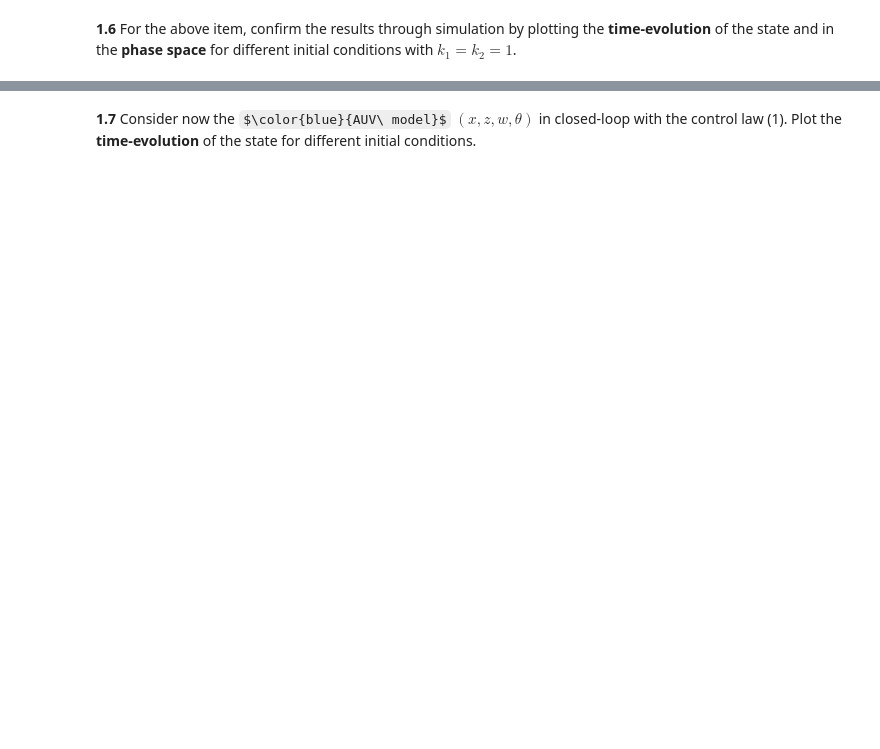
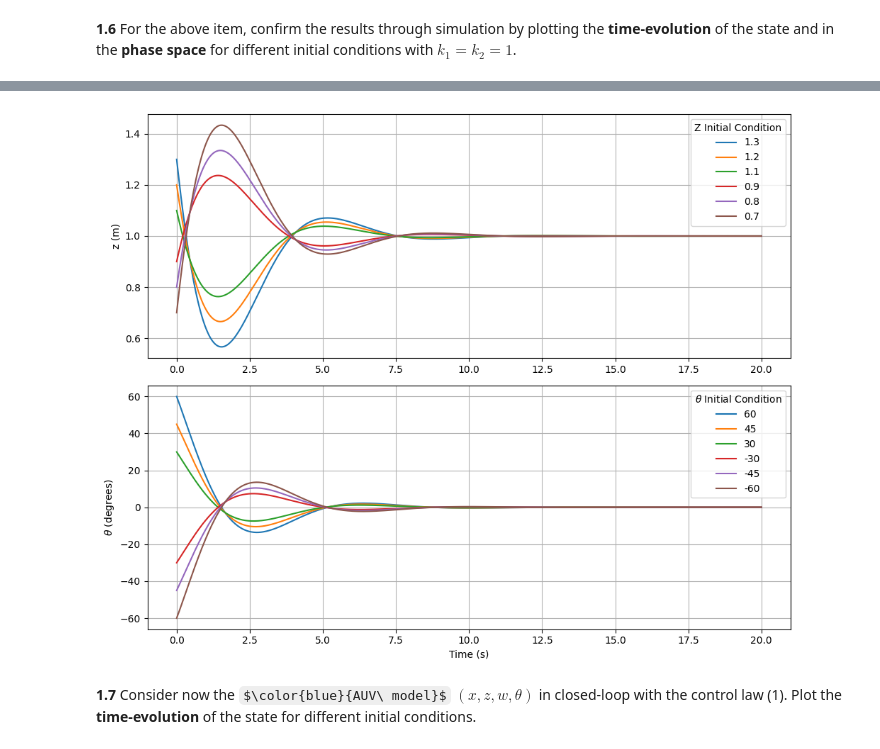
Before and after one commit to brumocas/CO_Projects, a Jupyter notebook: Final/CO_project1and2.ipynb, the cells around one changed output, grey strips where cells are left out. Drawn from its saved outputs; the diff is of its cells as text; code cells hidden in the pictures; some formulas as TeX source; blank space fills up the shorter version.

```diff
--- a/Final/CO_project1and2.ipynb
+++ b/Final/CO_project1and2.ipynb
@@ -166,3 +582,55 @@ For the above item, confirm the results through simulation by plotting the **tim
+# %%
+import numpy as np
+from scipy import integrate
+import matplotlib.pyplot as plt
+
+# Linear System
+def Sys_f_Linear(x, t=0):
+    z = x[0]
+    th = x[1]
+    q = k1*(z-zd) - k2*th
+    return np.array([-vd*th, q])
+
+# Generate 1000 linearly spaced points for t
+t_end = 20
+t = np.linspace(0, t_end, 1000)
+
+
+# Different initial conditions to test
+initial_conditions = [
+    np.array([1.3, np.pi/3]),
+    np.array([1.2, np.pi/4]),
+    np.array([1.1, np.pi/6]),
+    np.array([0.9, -np.pi/6]),
+    np.array([0.8, -np.pi/4]),
+    np.array([0.7, -np.pi/3]),
+    # Add more initial conditions as needed
+]
+
+# Plot
+fig, axs = plt.subplots(2, 1, figsize=(10, 8))
+
+for x0 in initial_conditions:
+    x, infodict = integrate.odeint(Sys_f_Linear, x0, t, full_output=True)
+
+    axs[0].plot(t, x[:, 0], label=f'{x0[0]}')
+    axs[0].set_ylabel(r'z (m)')
+    axs[0].grid(True)
+    axs[0].legend()
+
+    axs[1].plot(t, x[:, 1]*180/np.pi, label=f'{round(x0[1]*180/np.pi)}')
+    axs[1].set_ylabel(r'$\theta$ (degrees)')
+    axs[1].grid(True)
+    axs[1].legend()
+
+
+axs[0].legend(loc='best', title=r'Z Initial Condition')
+axs[1].legend(loc='best', title=r'$\theta$ Initial Condition')
+plt.xlabel('Time (s)')
+plt.tight_layout()
+plt.show()
+# %% [output]
+[figure, added]
 # %% [markdown]
 **1.7**
 Consider now the $\color{blue}{AUV\ model}$ $(x,z,w,\theta)$ in closed-loop with the control law (1).
```
Also changed, not shown: parts of 16 cells of this notebook, 1 other file.
